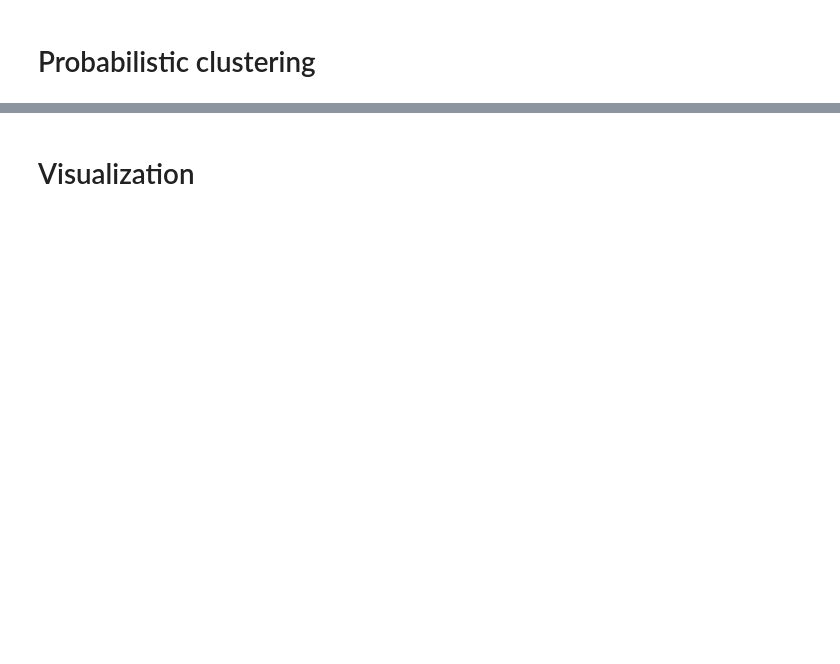
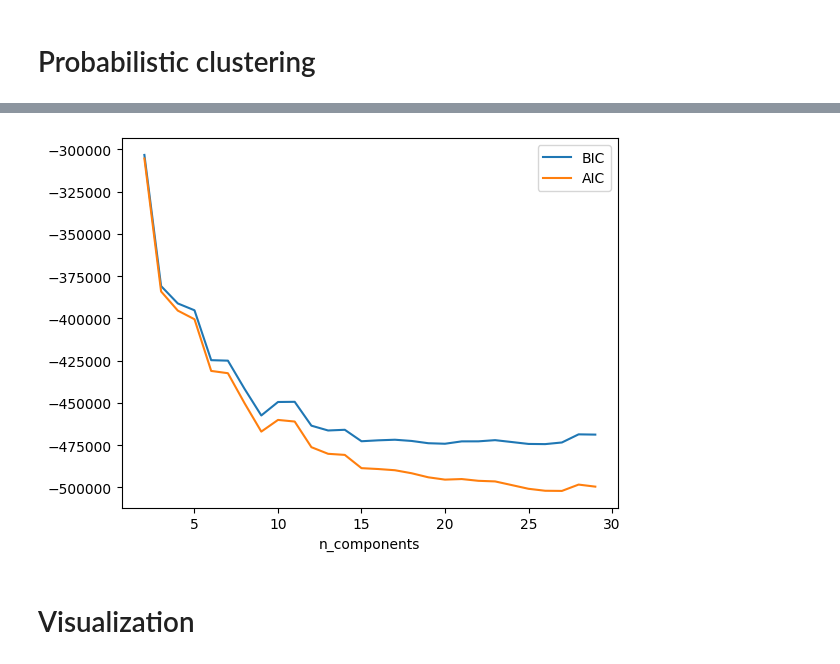
Before and after one commit to adgiz05/spotify_unsupervised_learning, a Jupyter notebook: main.ipynb, the cells around one changed output, grey strips where cells are left out. Saved outputs shown, nothing was run; the diff lists cells and outputs as text; code cells hidden in the pictures; blank space fills up the shorter version.

```diff
--- a/main.ipynb
+++ b/main.ipynb
@@ -213,3 +216,14 @@ metrics = clustering_metrics(dataset, 'gaussian', range(2, 30, 2), plot=True)
+# %%
+n_components = np.arange(2, 30)
+models = [GaussianMixture(n, covariance_type='full', random_state=SEED).fit(dataset)
+          for n in n_components]
+
+plt.plot(n_components, [m.bic(dataset) for m in models], label='BIC')
+plt.plot(n_components, [m.aic(dataset) for m in models], label='AIC')
+plt.legend(loc='best')
+plt.xlabel('n_components')
+# %% [output]
+[figure, added]
 # %% [markdown]
 # Visualization
 # %%
```
Also changed, not shown: parts of 7 cells of this notebook, 4 other files.
